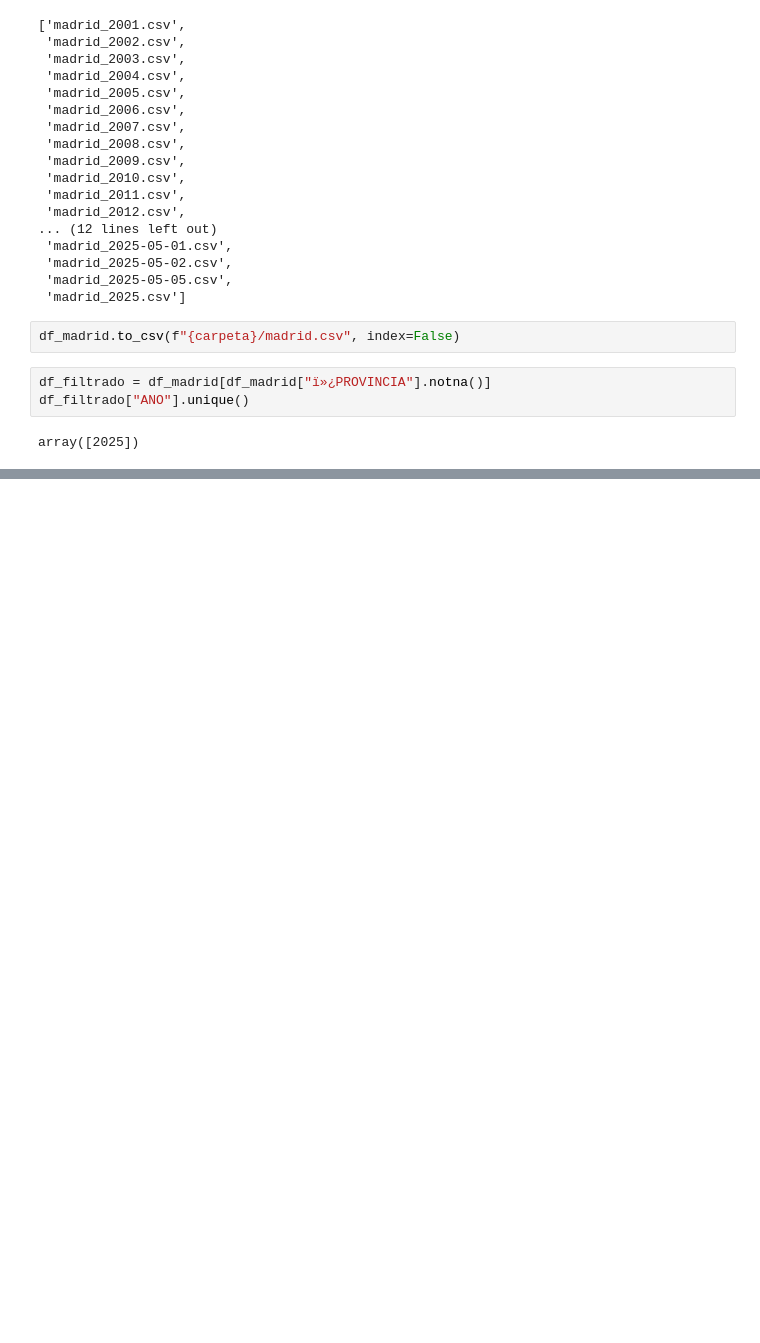
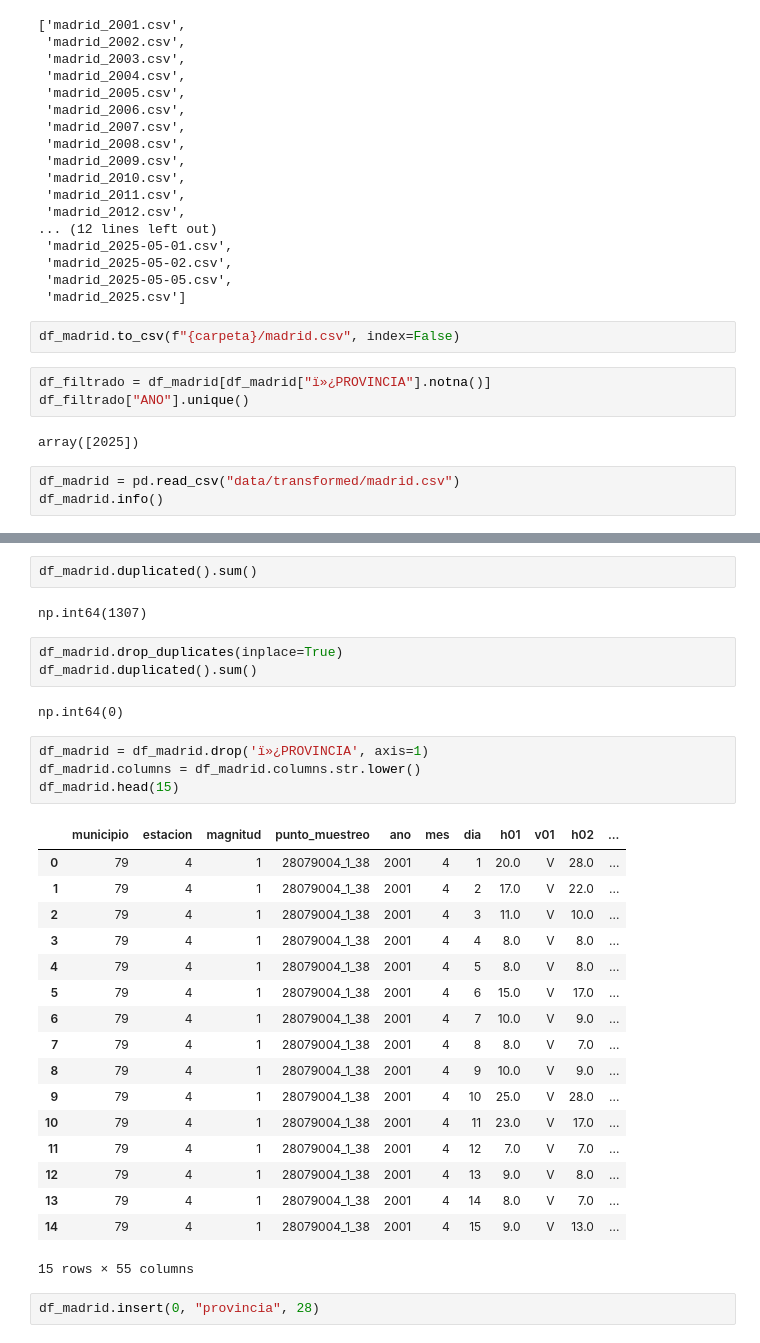
Before and after one commit to MartaM1206/proyecto_final, a Jupyter notebook: prueba_transformar.ipynb, the cells around one changed output, grey strips where cells are left out. Drawn from its saved outputs; the diff is of its cells as text; blank space fills up the shorter version.

```diff
--- a/notebooks_pruebas/prueba_transformar.ipynb
+++ b/prueba_transformar.ipynb
@@ -529,3 +529,6 @@ df_filtrado = df_madrid[df_madrid["ï»¿PROVINCIA"].notna()]
 df_filtrado["ANO"].unique()
 # %% [output]
 array([2025])
+# %%
+df_madrid = pd.read_csv("data/transformed/madrid.csv")
+df_madrid.info()
@@ -531,0 +553,33 @@ array([2025])
+# %%
+df_madrid.duplicated().sum()
+# %% [output]
+np.int64(1307)
+# %%
+df_madrid.drop_duplicates(inplace=True)
+df_madrid.duplicated().sum()
+# %% [output]
+np.int64(0)
+# %%
+df_madrid = df_madrid.drop('ï»¿PROVINCIA', axis=1)
+df_madrid.columns = df_madrid.columns.str.lower()
+df_madrid.head(15)
+# %% [output]
+|  | municipio | estacion | magnitud | punto_muestreo | ano | mes | dia | h01 | v01 | h02 | ... |
+| 0 | 79 | 4 | 1 | 28079004_1_38 | 2001 | 4 | 1 | 20.0 | V | 28.0 | ... |
+| 1 | 79 | 4 | 1 | 28079004_1_38 | 2001 | 4 | 2 | 17.0 | V | 22.0 | ... |
+| 2 | 79 | 4 | 1 | 28079004_1_38 | 2001 | 4 | 3 | 11.0 | V | 10.0 | ... |
+| 3 | 79 | 4 | 1 | 28079004_1_38 | 2001 | 4 | 4 | 8.0 | V | 8.0 | ... |
+| 4 | 79 | 4 | 1 | 28079004_1_38 | 2001 | 4 | 5 | 8.0 | V | 8.0 | ... |
+| 5 | 79 | 4 | 1 | 28079004_1_38 | 2001 | 4 | 6 | 15.0 | V | 17.0 | ... |
+| 6 | 79 | 4 | 1 | 28079004_1_38 | 2001 | 4 | 7 | 10.0 | V | 9.0 | ... |
+| 7 | 79 | 4 | 1 | 28079004_1_38 | 2001 | 4 | 8 | 8.0 | V | 7.0 | ... |
+| 8 | 79 | 4 | 1 | 28079004_1_38 | 2001 | 4 | 9 | 10.0 | V | 9.0 | ... |
+| 9 | 79 | 4 | 1 | 28079004_1_38 | 2001 | 4 | 10 | 25.0 | V | 28.0 | ... |
+| 10 | 79 | 4 | 1 | 28079004_1_38 | 2001 | 4 | 11 | 23.0 | V | 17.0 | ... |
+| 11 | 79 | 4 | 1 | 28079004_1_38 | 2001 | 4 | 12 | 7.0 | V | 7.0 | ... |
+| 12 | 79 | 4 | 1 | 28079004_1_38 | 2001 | 4 | 13 | 9.0 | V | 8.0 | ... |
+| 13 | 79 | 4 | 1 | 28079004_1_38 | 2001 | 4 | 14 | 8.0 | V | 7.0 | ... |
+| 14 | 79 | 4 | 1 | 28079004_1_38 | 2001 | 4 | 15 | 9.0 | V | 13.0 | ... |
+15 rows × 55 columns
+# %%
+df_madrid.insert(0, "provincia", 28)
```
Also changed, not shown: parts of 11 cells of this notebook, 2 other files.
